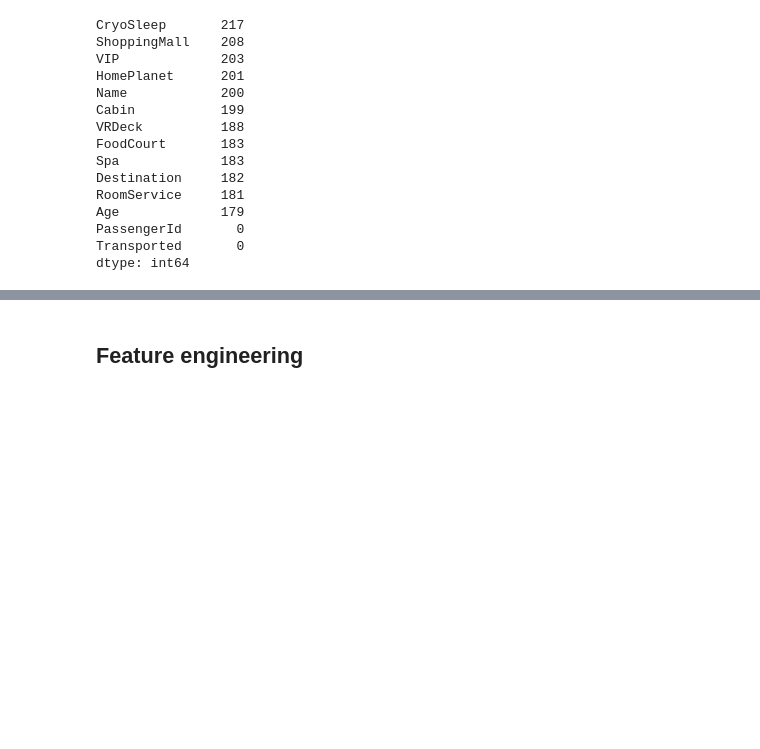
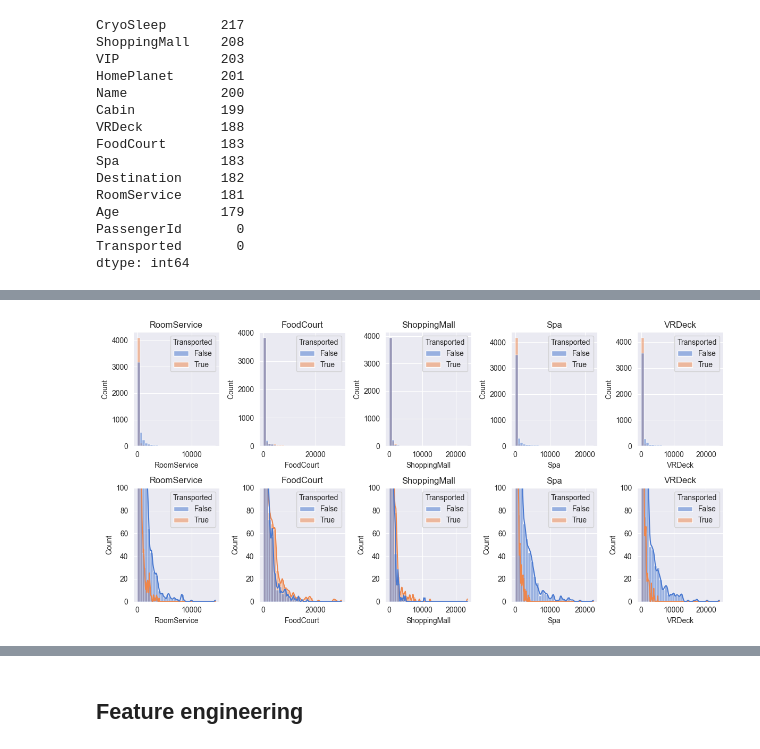
Before and after one commit to apiraccini/spaceship_titanic, a Jupyter notebook: notebooks/1_data_prep.ipynb, the cells around one changed output, grey strips where cells are left out. Saved outputs shown, nothing was run; the diff lists cells and outputs as text; code cells hidden in the pictures; blank space fills up the shorter version.

```diff
--- a/notebooks/1_data_prep.ipynb
+++ b/notebooks/1_data_prep.ipynb
@@ -106,0 +133,23 @@ dtype: int64
+# %%
+# Expenditure features
+exp_feats = ['RoomService', 'FoodCourt', 'ShoppingMall', 'Spa', 'VRDeck']
+
+# Plot expenditure features
+fig = plt.figure(figsize=(12, 6))
+for i, var_name in enumerate(exp_feats):
+
+    # left plot
+    ax = fig.add_subplot(2, 5, i+1) # (5, 2, 2*i+1)
+    sns.histplot(data=train_raw, x=var_name, axes=ax, bins=30, kde=False, hue=TARGET)
+    ax.set_title(var_name)
+
+    # right plot (truncated)
+    ax = fig.add_subplot(2, 5, i+6) # (5, 2, 2*i+2)
+    sns.histplot(data=train_raw, x=var_name, axes=ax, bins=30, kde=True, hue=TARGET)
+    plt.ylim([0,100])
+    ax.set_title(var_name)
+
+fig.tight_layout()
+plt.savefig('figures/eda_1/exp_features_marginal.png')
+# %% [output]
+[figure, added]
```
Also changed, not shown: parts of 76 cells of this notebook, 21 other files.
